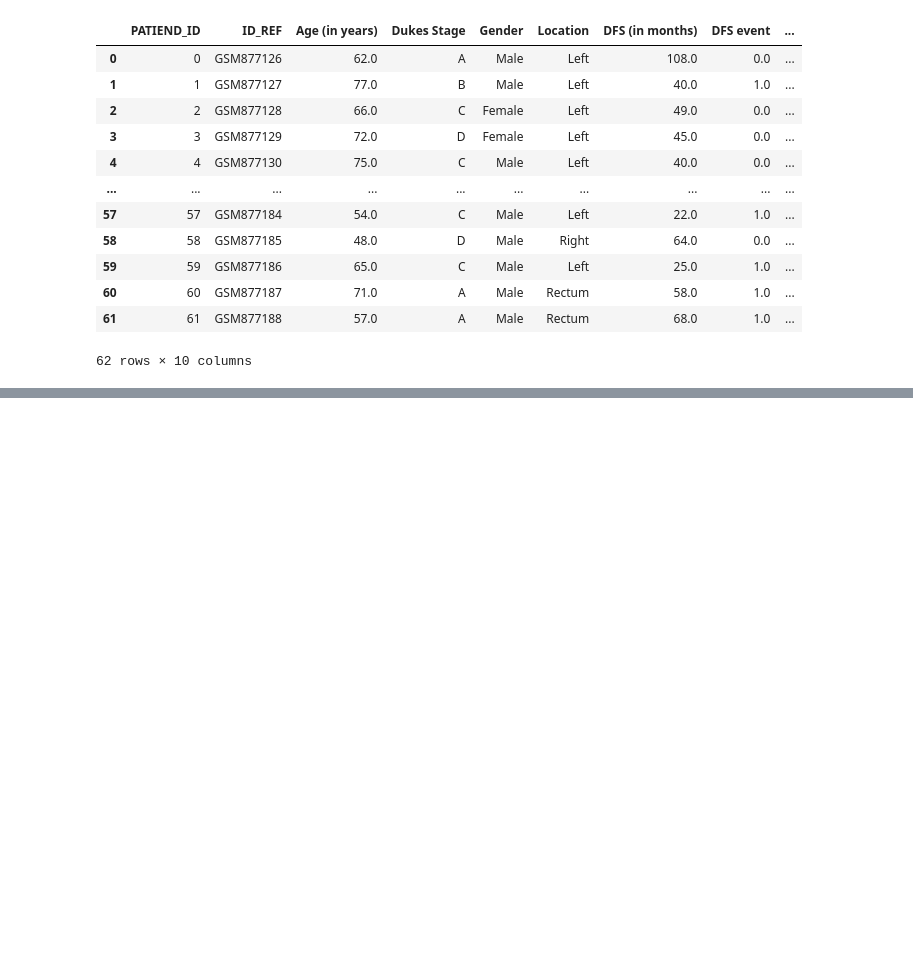
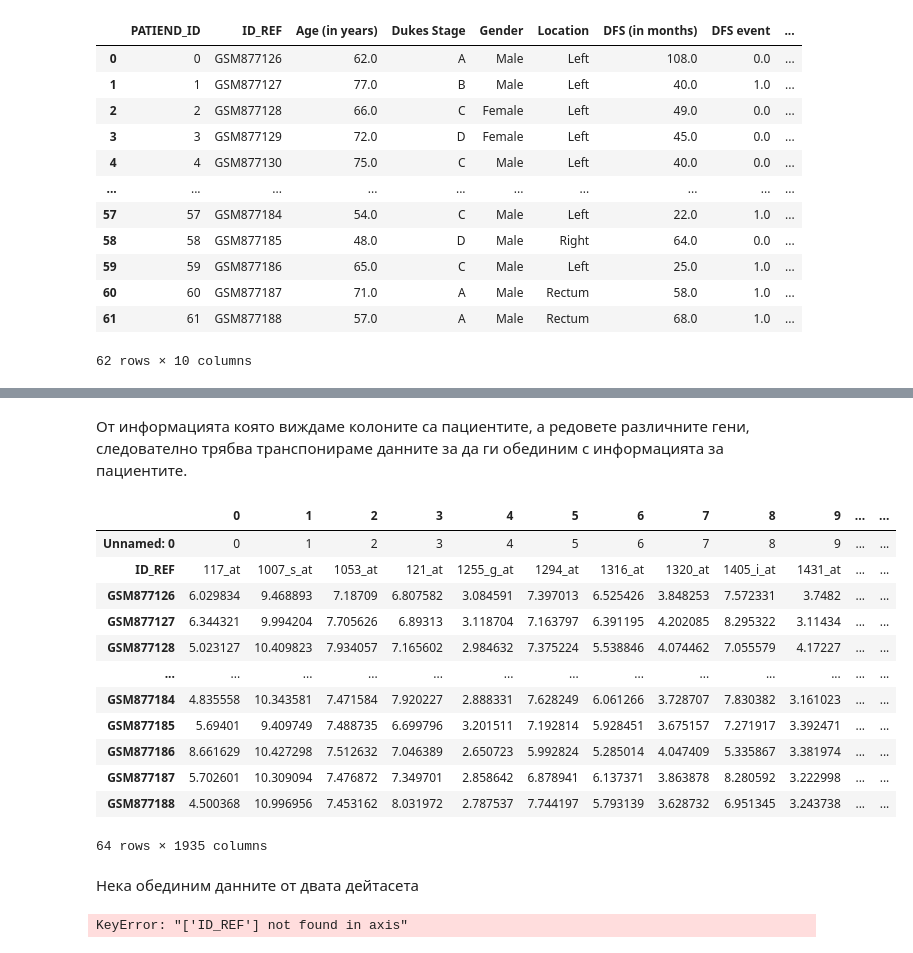
Before and after one commit to BorislavKrumov/colorectal-cancer, a Jupyter notebook: Colorectal cancer data prep.ipynb, the cells around one changed output, grey strips where cells are left out. Saved outputs shown, nothing was run; the diff lists cells and outputs as text; code cells hidden in the pictures; blank space fills up the shorter version.

Commit message:
Data prep python file

```diff
--- a/Colorectal cancer data prep.ipynb
+++ b/Colorectal cancer data prep.ipynb
@@ -41,0 +89,2 @@ df_patients.dropna(how='any',axis=0)
+# %%
+df_genes = pd.read_csv('genePatientData.csv')
@@ -41,0 +127,30 @@ df_patients.dropna(how='any',axis=0)
+# %% [markdown]
+От информацията която виждаме колоните са пациентите, а редовете различните гени, следователно трябва транспонираме данните за да ги обединим с информацията за пациентите.
+# %%
+df_genes = df_genes.transpose()
+# %%
+df_genes.head(64)
+# %% [output]
+|  | 0 | 1 | 2 | 3 | 4 | 5 | 6 | 7 | 8 | 9 | ... | ... |
+| Unnamed: 0 | 0 | 1 | 2 | 3 | 4 | 5 | 6 | 7 | 8 | 9 | ... | ... |
+| ID_REF | 117_at | 1007_s_at | 1053_at | 121_at | 1255_g_at | 1294_at | 1316_at | 1320_at | 1405_i_at | 1431_at | ... | ... |
+| GSM877126 | 6.029834 | 9.468893 | 7.18709 | 6.807582 | 3.084591 | 7.397013 | 6.525426 | 3.848253 | 7.572331 | 3.7482 | ... | ... |
+| GSM877127 | 6.344321 | 9.994204 | 7.705626 | 6.89313 | 3.118704 | 7.163797 | 6.391195 | 4.202085 | 8.295322 | 3.11434 | ... | ... |
+| GSM877128 | 5.023127 | 10.409823 | 7.934057 | 7.165602 | 2.984632 | 7.375224 | 5.538846 | 4.074462 | 7.055579 | 4.17227 | ... | ... |
+| ... | ... | ... | ... | ... | ... | ... | ... | ... | ... | ... | ... | ... |
+| GSM877184 | 4.835558 | 10.343581 | 7.471584 | 7.920227 | 2.888331 | 7.628249 | 6.061266 | 3.728707 | 7.830382 | 3.161023 | ... | ... |
+| GSM877185 | 5.69401 | 9.409749 | 7.488735 | 6.699796 | 3.201511 | 7.192814 | 5.928451 | 3.675157 | 7.271917 | 3.392471 | ... | ... |
+| GSM877186 | 8.661629 | 10.427298 | 7.512632 | 7.046389 | 2.650723 | 5.992824 | 5.285014 | 4.047409 | 5.335867 | 3.381974 | ... | ... |
+| GSM877187 | 5.702601 | 10.309094 | 7.476872 | 7.349701 | 2.858642 | 6.878941 | 6.137371 | 3.863878 | 8.280592 | 3.222998 | ... | ... |
+| GSM877188 | 4.500368 | 10.996956 | 7.453162 | 8.031972 | 2.787537 | 7.744197 | 5.793139 | 3.628732 | 6.951345 | 3.243738 | ... | ... |
+64 rows × 1935 columns
+# %% [markdown]
+Нека обединим данните от двата дейтасета
+# %%
+# use first content row as column headers
+col_names = df_genes.iloc[0].tolist()
+df_genes.columns = col_names
+# now remove redundant first row
+df_genes = df_genes.drop(axis=0, index='ID_REF')
+# %% [output]
+KeyError: "['ID_REF'] not found in axis"
```
Also changed, not shown: parts of 18 cells of this notebook, 2 other files.
